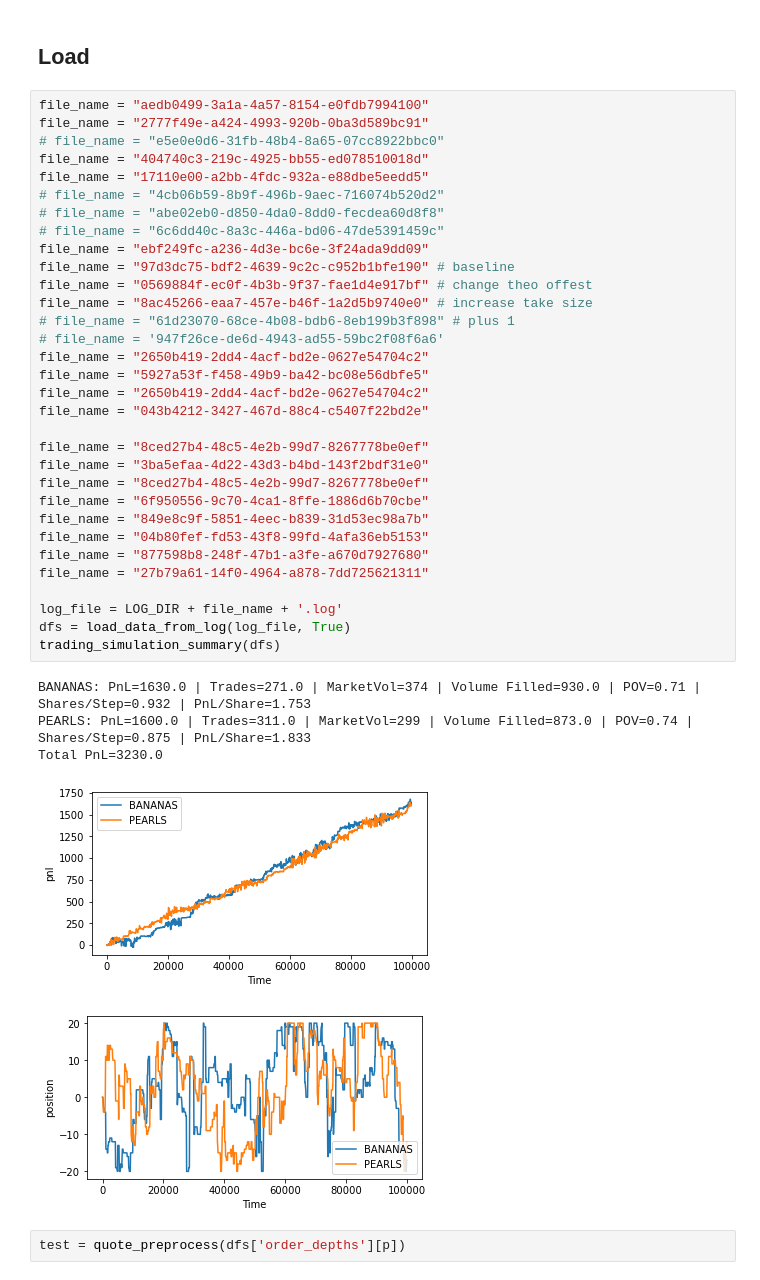
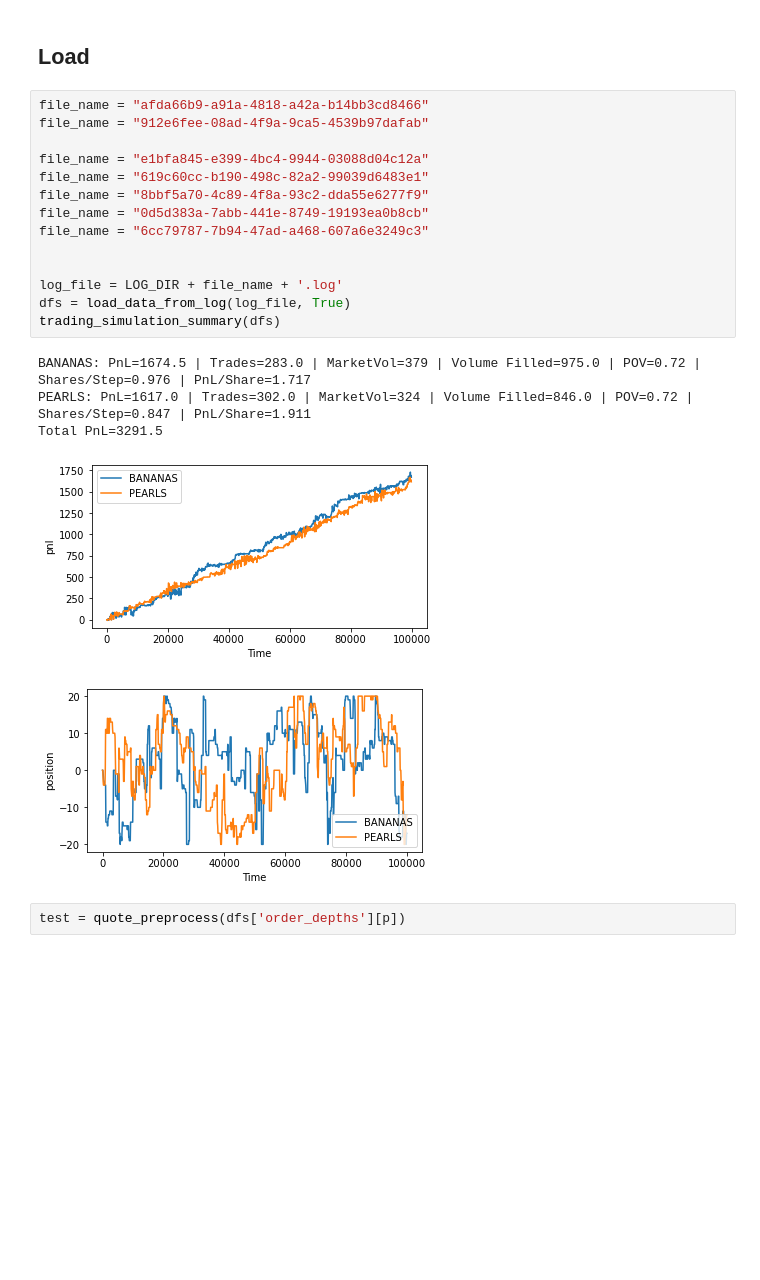
Before and after one commit to XiuLuoShen/imc_prosperity, a Jupyter notebook: Round1.ipynb, the cells around one changed output. Cells and saved outputs as stored; diff of their text form; blank space fills up the shorter version.

```diff
--- a/Round1.ipynb
+++ b/Round1.ipynb
@@ -626,43 +626,25 @@ def trading_simulation_summary(dfs):
 # %% [markdown]
 ## Load
 # %%
-file_name = "aedb0499-3a1a-4a57-8154-e0fdb7994100"
-file_name = "2777f49e-a424-4993-920b-0ba3d589bc91"
-# file_name = "e5e0e0d6-31fb-48b4-8a65-07cc8922bbc0"
-file_name = "404740c3-219c-4925-bb55-ed078510018d"
-file_name = "17110e00-a2bb-4fdc-932a-e88dbe5eedd5"
-# file_name = "4cb06b59-8b9f-496b-9aec-716074b520d2"
-# file_name = "abe02eb0-d850-4da0-8dd0-fecdea60d8f8"
-# file_name = "6c6dd40c-8a3c-446a-bd06-47de5391459c"
-file_name = "ebf249fc-a236-4d3e-bc6e-3f24ada9dd09"
-file_name = "97d3dc75-bdf2-4639-9c2c-c952b1bfe190" # baseline
-file_name = "0569884f-ec0f-4b3b-9f37-fae1d4e917bf" # change theo offest
-file_name = "8ac45266-eaa7-457e-b46f-1a2d5b9740e0" # increase take size
-# file_name = "61d23070-68ce-4b08-bdb6-8eb199b3f898" # plus 1
-# file_name = '947f26ce-de6d-4943-ad55-59bc2f08f6a6'
-file_name = "2650b419-2dd4-4acf-bd2e-0627e54704c2"
-file_name = "5927a53f-f458-49b9-ba42-bc08e56dbfe5"
-file_name = "2650b419-2dd4-4acf-bd2e-0627e54704c2"
-file_name = "043b4212-3427-467d-88c4-c5407f22bd2e"
+file_name = "afda66b9-a91a-4818-a42a-b14bb3cd8466"
+file_name = "912e6fee-08ad-4f9a-9ca5-4539b97dafab"
 
-file_name = "8ced27b4-48c5-4e2b-99d7-8267778be0ef"
-file_name = "3ba5efaa-4d22-43d3-b4bd-143f2bdf31e0"
-file_name = "8ced27b4-48c5-4e2b-99d7-8267778be0ef"
-file_name = "6f950556-9c70-4ca1-8ffe-1886d6b70cbe"
-file_name = "849e8c9f-5851-4eec-b839-31d53ec98a7b"
-file_name = "04b80fef-fd53-43f8-99fd-4afa36eb5153"
-file_name = "877598b8-248f-47b1-a3fe-a670d7927680"
-file_name = "27b79a61-14f0-4964-a878-7dd725621311"
+file_name = "e1bfa845-e399-4bc4-9944-03088d04c12a"
+file_name = "619c60cc-b190-498c-82a2-99039d6483e1"
+file_name = "8bbf5a70-4c89-4f8a-93c2-dda55e6277f9"
+file_name = "0d5d383a-7abb-441e-8749-19193ea0b8cb"
+file_name = "6cc79787-7b94-47ad-a468-607a6e3249c3"
+
 
 log_file = LOG_DIR + file_name + '.log'
 dfs = load_data_from_log(log_file, True)
 trading_simulation_summary(dfs)
 # %% [output]
-BANANAS: PnL=1630.0 | Trades=271.0 | MarketVol=374 | Volume Filled=930.0 | POV=0.71 | Shares/Step=0.932 | PnL/Share=1.753
-PEARLS: PnL=1600.0 | Trades=311.0 | MarketVol=299 | Volume Filled=873.0 | POV=0.74 | Shares/Step=0.875 | PnL/Share=1.833
-Total PnL=3230.0
+BANANAS: PnL=1674.5 | Trades=283.0 | MarketVol=379 | Volume Filled=975.0 | POV=0.72 | Shares/Step=0.976 | PnL/Share=1.717
+PEARLS: PnL=1617.0 | Trades=302.0 | MarketVol=324 | Volume Filled=846.0 | POV=0.72 | Shares/Step=0.847 | PnL/Share=1.911
+Total PnL=3291.5
-[figure, old version]
+[figure, new version]
-[figure, old version]
+[figure, new version]
 # %%
 test = quote_preprocess(dfs['order_depths'][p])
 # %%
```
Also changed, not shown: parts of 2 cells of this notebook, 4 other files.
